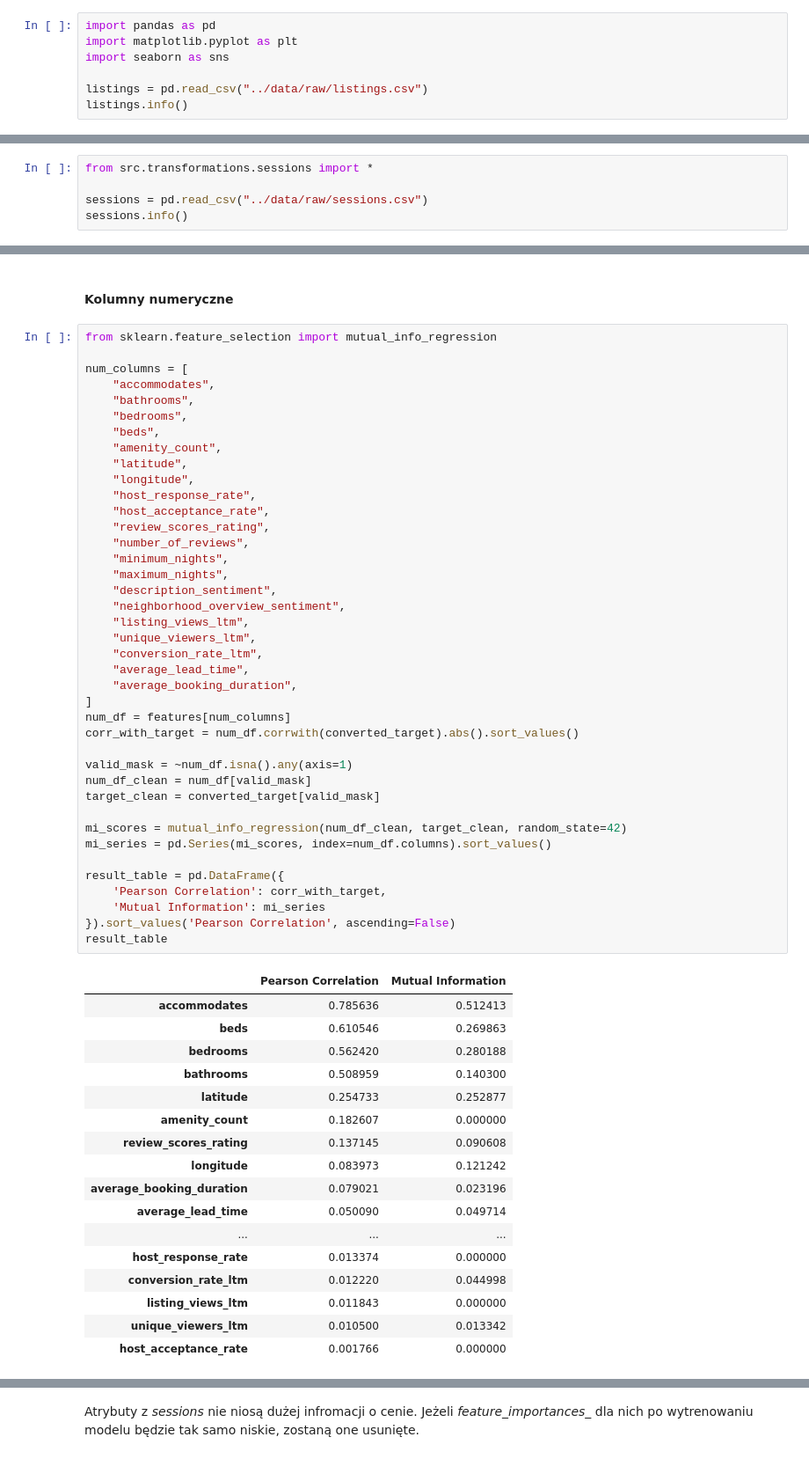
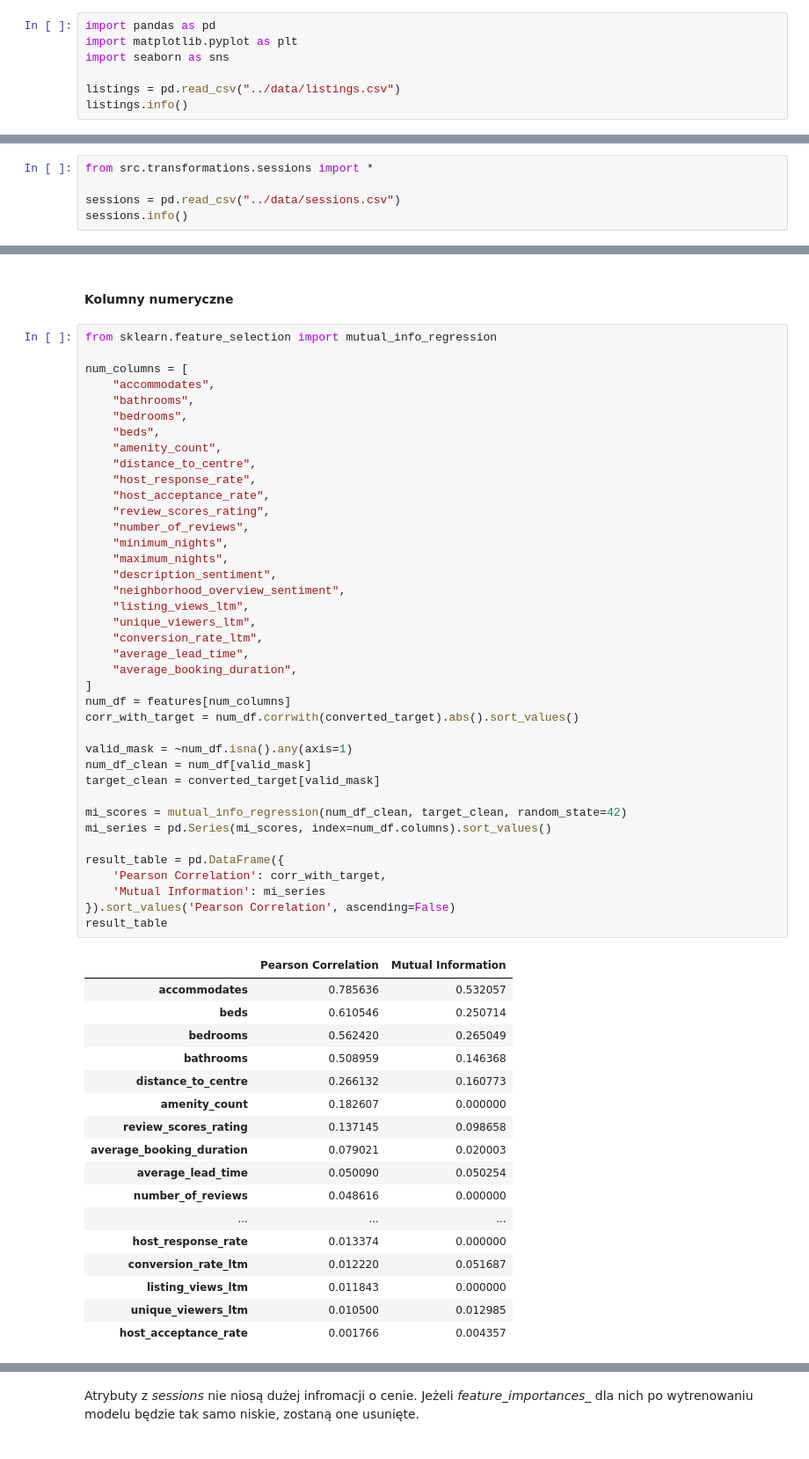
Before and after one commit to susek555/IUM, a Jupyter notebook: notebooks/preprocessing_02.ipynb, the cells around one changed output, grey strips where cells are left out. Shown at 88% size. Cells and saved outputs as stored; diff of their text form.

```diff
--- a/notebooks/preprocessing_02.ipynb
+++ b/notebooks/preprocessing_02.ipynb
@@ -18,7 +18,7 @@ import pandas as pd
 import matplotlib.pyplot as plt
 import seaborn as sns
 
-listings = pd.read_csv("../data/raw/listings.csv")
+listings = pd.read_csv("../data/listings.csv")
 listings.info()
 # %% [output]
 <class 'pandas.core.frame.DataFrame'>
@@ -443,7 +445,7 @@ instant_bookable example value: 0
 # %%
 from src.transformations.sessions import *
 
-sessions = pd.read_csv("../data/raw/sessions.csv")
+sessions = pd.read_csv("../data/sessions.csv")
 sessions.info()
 # %% [output]
 <class 'pandas.core.frame.DataFrame'>
@@ -666,55 +668,54 @@ num_columns = [
     "bedrooms",
     "beds",
     "amenity_count",
-    "latitude",
-    "longitude",
+    "distance_to_centre",
     "host_response_rate",
     "host_acceptance_rate",
     "review_scores_rating",
     "number_of_reviews",
     "minimum_nights",
     "maximum_nights",
     "description_sentiment",
     "neighborhood_overview_sentiment",
     "listing_views_ltm",
     "unique_viewers_ltm",
     "conversion_rate_ltm",
     "average_lead_time",
     "average_booking_duration",
 ]
 num_df = features[num_columns]
 corr_with_target = num_df.corrwith(converted_target).abs().sort_values()
 
 valid_mask = ~num_df.isna().any(axis=1)
 num_df_clean = num_df[valid_mask]
 target_clean = converted_target[valid_mask]
 
 mi_scores = mutual_info_regression(num_df_clean, target_clean, random_state=42)
 mi_series = pd.Series(mi_scores, index=num_df.columns).sort_values()
 
 result_table = pd.DataFrame({
     'Pearson Correlation': corr_with_target,
     'Mutual Information': mi_series
 }).sort_values('Pearson Correlation', ascending=False)
 result_table
 # %% [output]
 |  | Pearson Correlation | Mutual Information |
-| accommodates | 0.785636 | 0.512413 |
-| beds | 0.610546 | 0.269863 |
-| bedrooms | 0.562420 | 0.280188 |
-| bathrooms | 0.508959 | 0.140300 |
-| latitude | 0.254733 | 0.252877 |
+| accommodates | 0.785636 | 0.532057 |
+| beds | 0.610546 | 0.250714 |
+| bedrooms | 0.562420 | 0.265049 |
+| bathrooms | 0.508959 | 0.146368 |
+| distance_to_centre | 0.266132 | 0.160773 |
 | amenity_count | 0.182607 | 0.000000 |
-| review_scores_rating | 0.137145 | 0.090608 |
-| longitude | 0.083973 | 0.121242 |
-| average_booking_duration | 0.079021 | 0.023196 |
-| average_lead_time | 0.050090 | 0.049714 |
+| review_scores_rating | 0.137145 | 0.098658 |
+| average_booking_duration | 0.079021 | 0.020003 |
+| average_lead_time | 0.050090 | 0.050254 |
+| number_of_reviews | 0.048616 | 0.000000 |
 | ... | ... | ... |
 | host_response_rate | 0.013374 | 0.000000 |
-| conversion_rate_ltm | 0.012220 | 0.044998 |
+| conversion_rate_ltm | 0.012220 | 0.051687 |
 | listing_views_ltm | 0.011843 | 0.000000 |
-| unique_viewers_ltm | 0.010500 | 0.013342 |
-| host_acceptance_rate | 0.001766 | 0.000000 |
+| unique_viewers_ltm | 0.010500 | 0.012985 |
+| host_acceptance_rate | 0.001766 | 0.004357 |
 # %%
 top_15 = result_table.head(15)
 fig, (ax1, ax2) = plt.subplots(1, 2, figsize=(16, 8))
```
Also changed, not shown: parts of 11 cells of this notebook, 32 other files.
